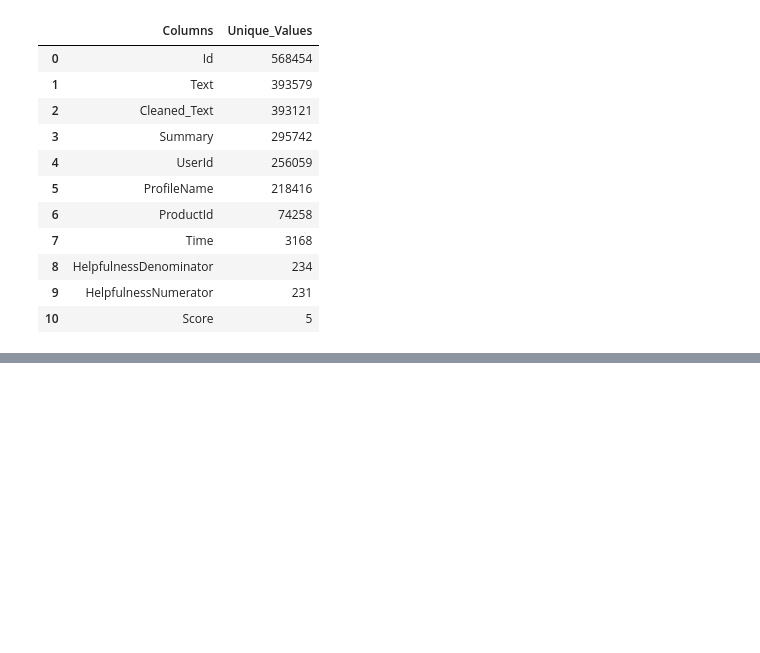
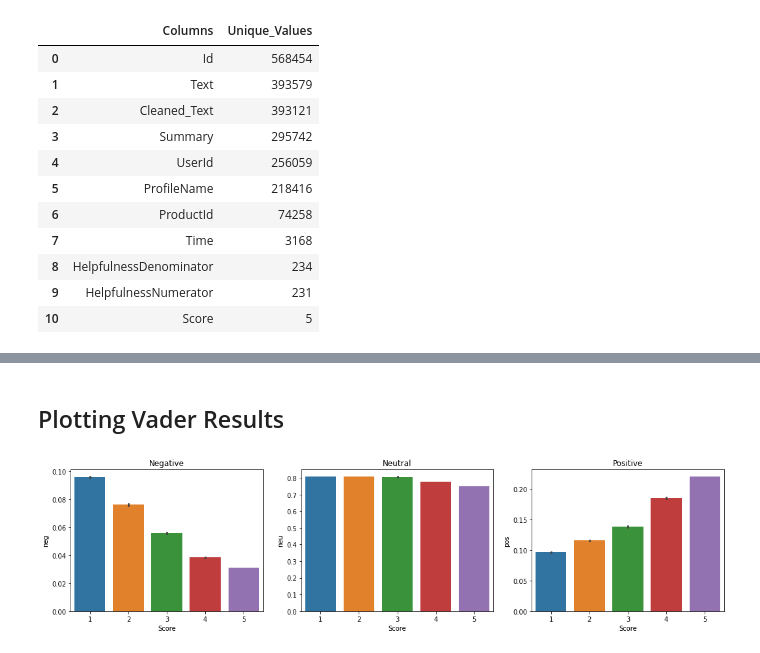
Before and after one commit to ilovedata6/Sentiment-Analysis, a Jupyter notebook: analysis.ipynb, the cells around one changed output, grey strips where cells are left out. Saved outputs shown, nothing was run; the diff lists cells and outputs as text; code cells hidden in the pictures; blank space fills up the shorter version.

Commit message:
vader sentiment analysis

```diff
--- a/analysis.ipynb
+++ b/analysis.ipynb
@@ -107,0 +145,14 @@ Index(['Id', 'ProductId', 'UserId', 'ProfileName', 'HelpfulnessNumerator',
+# %%
+sia = SentimentIntensityAnalyzer()
+# %%
+# Running polarity score on the whole dataset
+
+res = {}
+for i, row in tqdm(df.iterrows()):
+    myid = row['Id']
+    text = row['Text']
+    res[myid] = sia.polarity_scores(text)
+# %%
+vaders = pd.DataFrame.from_dict(res, orient='index')
+vaders = vaders.reset_index().rename(columns={'index':'Id'})
+vaders.head(3)
@@ -107,0 +164,4 @@ Index(['Id', 'ProductId', 'UserId', 'ProfileName', 'HelpfulnessNumerator',
+# %%
+# merging the vader scores with the original dataset
+vaders = vaders.merge(df, on='Id',how='left')
+vaders.head(3)
@@ -107,0 +173,13 @@ Index(['Id', 'ProductId', 'UserId', 'ProfileName', 'HelpfulnessNumerator',
+# %% [markdown]
+## Plotting Vader Results
+# %%
+fig,axs = plt.subplots(1,3,figsize=(18,4))
+sns.barplot(data=vaders, x='Score', y='neg', ax=axs[0])
+sns.barplot(data=vaders, x='Score', y='neu', ax=axs[1])
+sns.barplot(data=vaders, x='Score', y='pos', ax=axs[2])
+axs[0].set_title('Negative')
+axs[1].set_title('Neutral')
+axs[2].set_title('Positive')
+plt.show()
+# %% [output]
+[figure, added]
```
Also changed, not shown: parts of 7 cells of this notebook.
